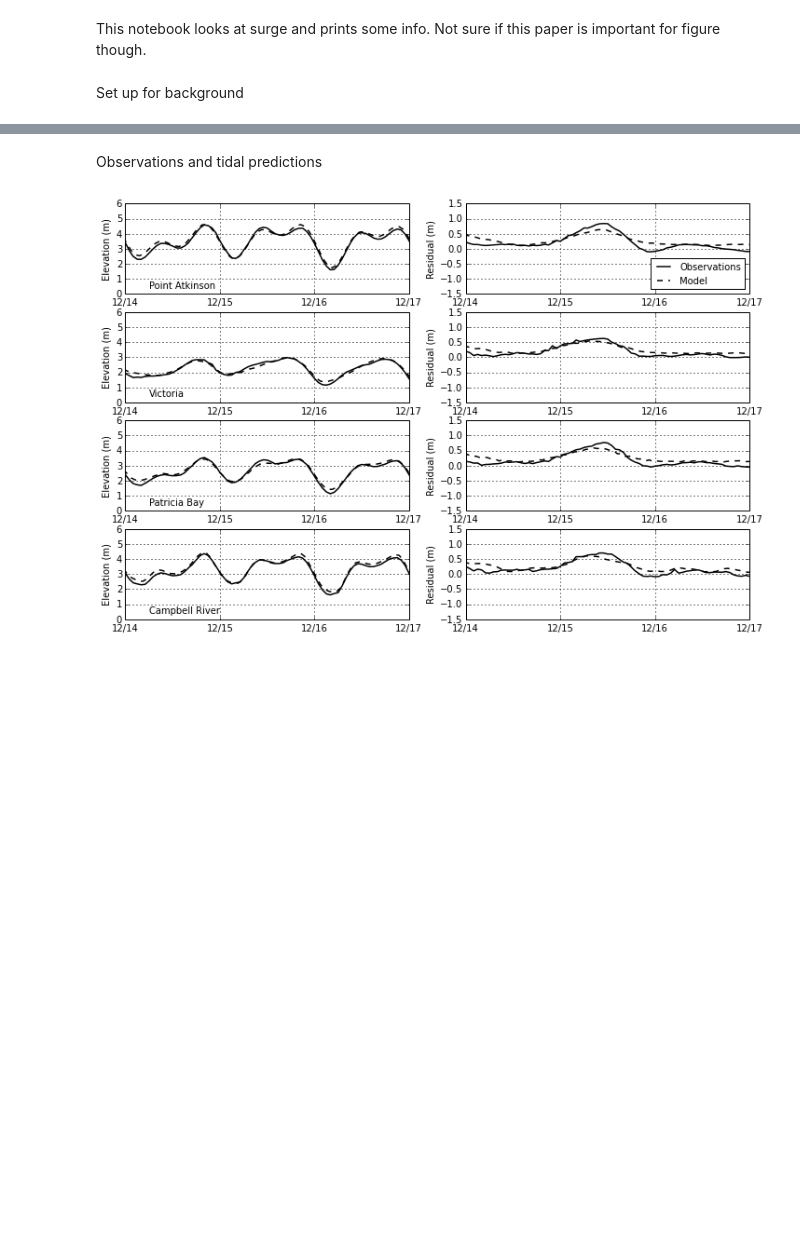
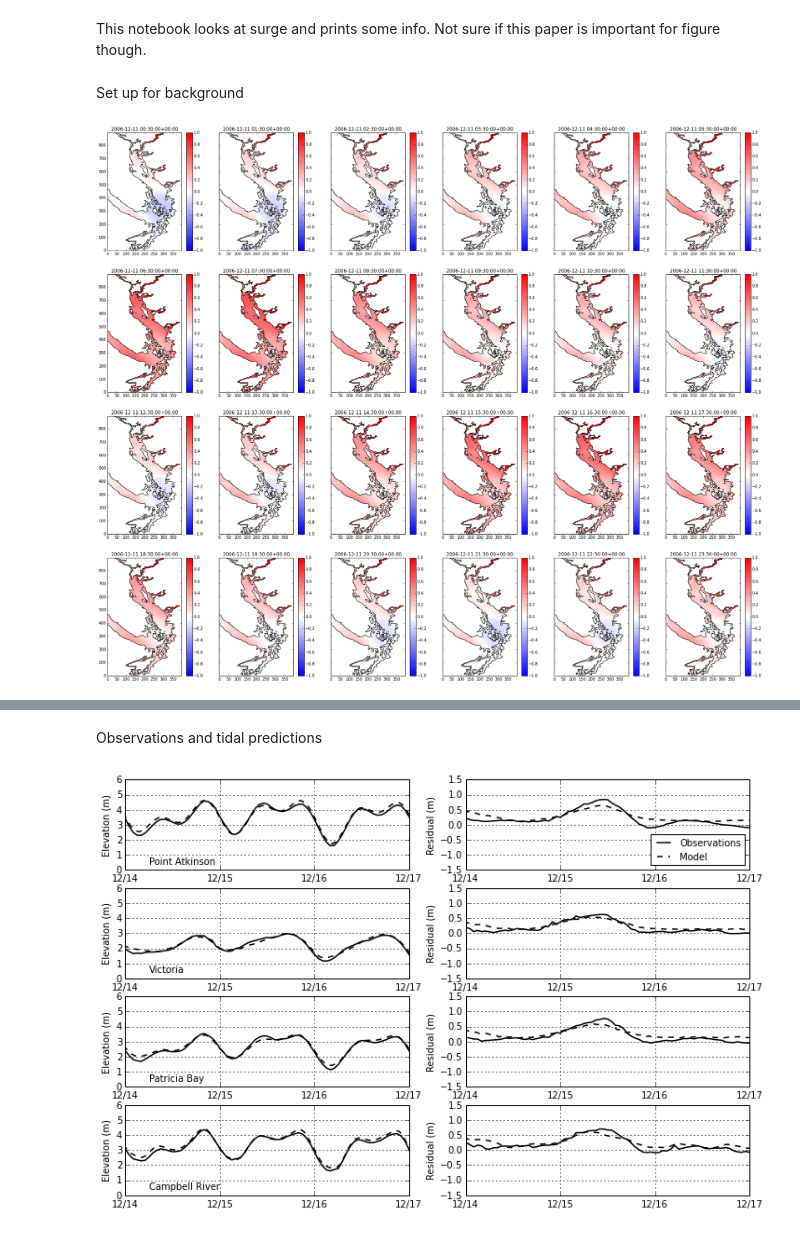
Before and after one commit to SalishSeaCast/storm-surge, a Jupyter notebook: FigureScripts/Dec 2006 - exploring surge.ipynb, the cells around one changed output, grey strips where cells are left out. Drawn from its saved outputs; the diff is of its cells as text; code cells hidden in the pictures; blank space fills up the shorter version.

Commit message:
Looked for the best background state timing.

```diff
--- a/FigureScripts/Dec 2006 - exploring surge.ipynb
+++ b/FigureScripts/Dec 2006 - exploring surge.ipynb
@@ -28,6 +29,12 @@ for key in runs:
     fUs[key] = NC.Dataset(path + key +'/SalishSea_4h_20061211_20061217_grid_U.nc','r');
     fVs[key] = NC.Dataset(path + key +'/SalishSea_4h_20061211_20061217_grid_V.nc','r');
     fTs[key] = NC.Dataset(path + key +'/SalishSea_4h_20061211_20061217_grid_T.nc','r');
+# %%
+
+fB = NC.Dataset('/data/nsoontie/MEOPAR/NEMO-forcing/grid/bathy_meter_SalishSea2.nc','r')
+lats = fB.variables['nav_lat']
+lons = fB.variables['nav_lon']
+D = fB.variables['Bathymetry']
 # %%
 
 
@@ -58,3 +65,25 @@ for run in runs:
     run_stations={};
 # %% [markdown]
 Set up for background
+# %%
+#Scope out a background state
+depthlevel=0
+fig, axs = plt.subplots(4, 6, figsize=(30,25),sharey=True)
+depthlevel=0
+timesteps = np.arange(24)
+vmin=-1; vmax=1
+cmap='bwr'
+
+for ax,t in zip (axs.flat,timesteps):
+    Us={}; Vs={}; Es ={}; Ss={}; Ts={};
+
+    for key in {'all_forcing','tidesonly'}:
+        [Us[key], Vs[key], Es[key], Ss[key], Ts[key]] = stormtools.get_variables(fUs[key],
+                                                                                 fVs[key],fTs[key],t,depthlevel)
+
+    mesh=ax.pcolormesh(Es['all_forcing']-Es['tidesonly'],cmap=cmap,vmin=vmin,vmax=vmax)
+    cbar = fig.colorbar(mesh, ax=ax)
+    viz_tools.plot_coastline(ax,fB)
+    ax.set_title(ts['all_forcing'][t])
+# %% [output]
+[figure, added]
```
Also changed, not shown: parts of 3 cells of this notebook.
